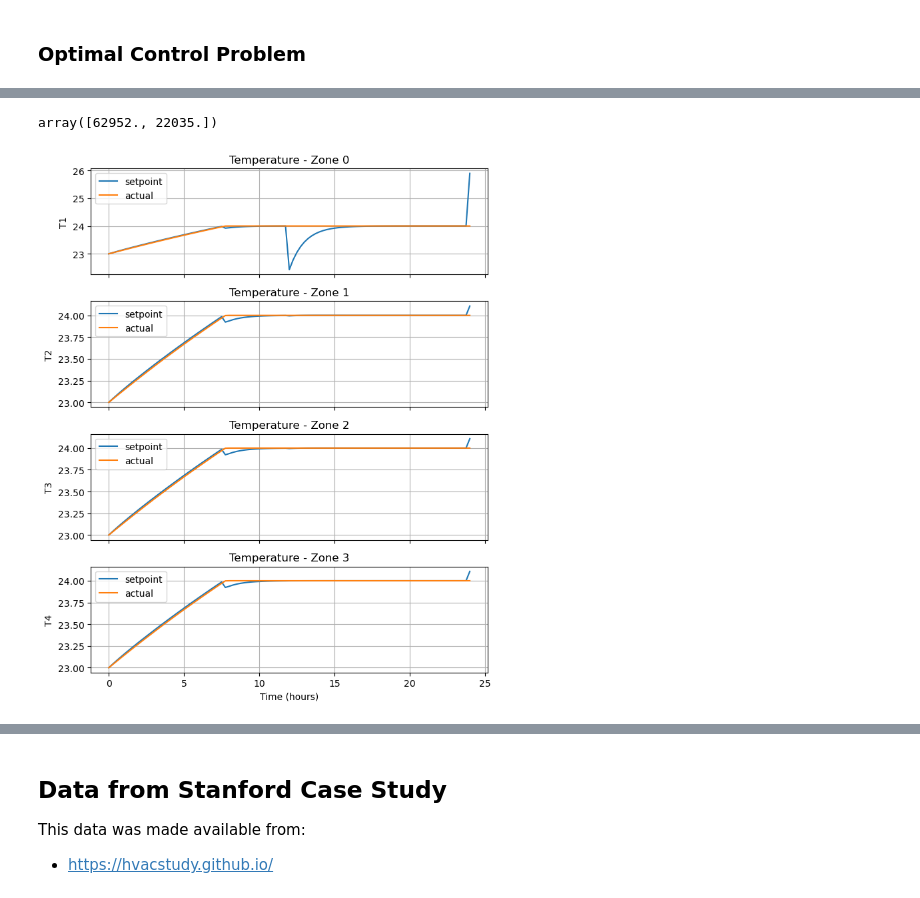
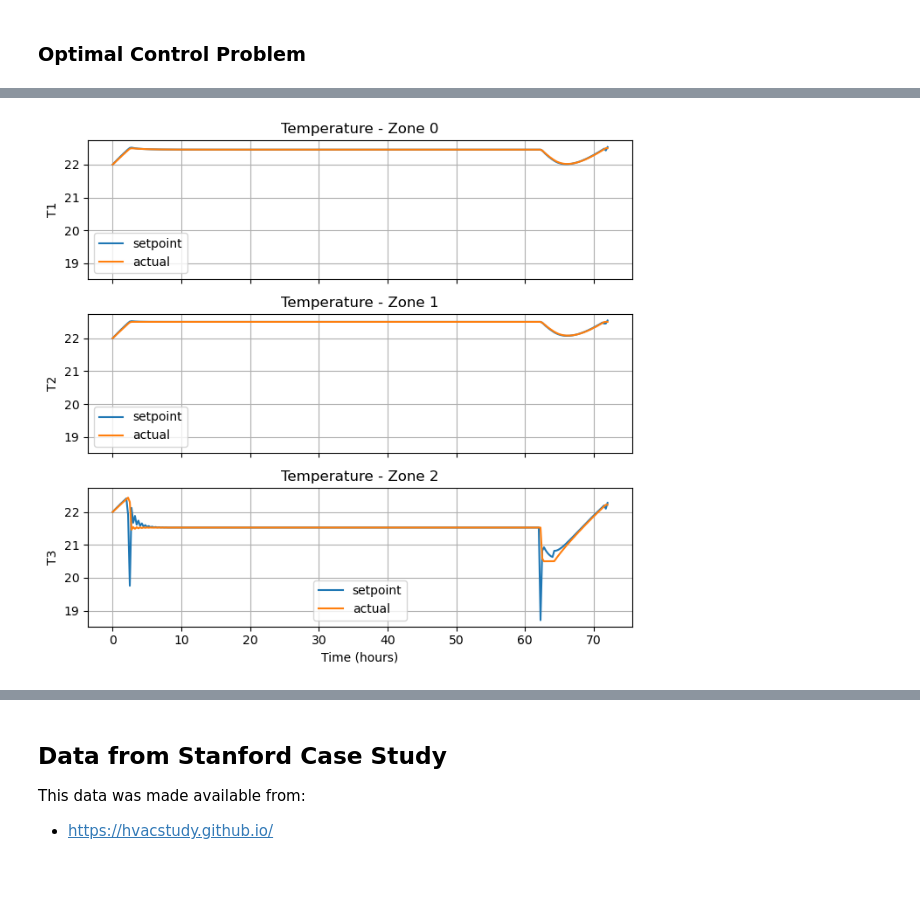
Before and after one commit to billtubbs/building-hvac-models, a Jupyter notebook: Building-models.ipynb, the cells around one changed output, grey strips where cells are left out. Drawn from its saved outputs; the diff is of its cells as text; code cells hidden in the pictures.

```diff
--- a/Building-models.ipynb
+++ b/Building-models.ipynb
@@ -174,9 +174,9 @@ F:(x_k,inputs_k[3])->(x_kp1) MXFunction
 nT = 200
 t = dt * np.arange(nT + 1)
 inputs = np.zeros((nT + 1, n_u + n_p))
-inputs[t >= 15, 0] = 100.0   # Q_c
+inputs[t >= 15, 0] = 30.0   # Q_c
 inputs[:, 1] = 28.0  # T_a
-inputs[t >= 30, 2] = 500.0   # Q_other
+inputs[t >= 30, 2] = 15.0   # Q_other
 
 # Initial condition
 x0 = 22.0  # zone temperature
@@ -383,12 +386,11 @@ F:(x_k[2],inputs_k[3])->(x_kp1[2]) MXFunction
 # Simulation inputs
 nT = 200
 t = dt * np.arange(nT + 1)
-X = np.full((nT + 1, n_x), np.nan)
 inputs = np.zeros((nT + 1, n_u + n_p))
 inputs[:, 0] = 22.0   # T_sp
-inputs[t >= 15, 0] = 18.0   # T_sp
+inputs[t >= 15, 0] = 21.0   # T_sp
 inputs[:, 1] = 28.0  # T_a
-inputs[t >= 30, 2] = 500.0   # Q_other
+inputs[t >= 30, 2] = 15.0   # Q_other
 
 # Initial condition
 x0 = cas.vertcat(
@@ -615,6 +601,6 @@ F:(x_k[8],inputs_k[9])->(x_kp1[8]) MXFunction
 # %%
 # Output equation
-Q_c = multi_zone_temp_outputs(x, inputs, params)
+Q_c = multi_zone_temp_outputs(x, inputs, three_zone_model_params)
 H = cas.Function('H', [x, inputs], [Q_c], ['x', 'inputs'], ['y'])
 print(H)
 # %% [output]
@@ -786,12 +745,16 @@ H:(x[8],inputs[9])->(y[4]) MXFunction
 # %% [markdown]
 ### Optimal Control Problem
 # %%
+# Simulation inputs
+t_stop = 72  # simulation duration, hours
+dt = 0.25  #
+N = np.floor(t_stop / dt).astype(int)
+
 # MPC parameters
-T = 24.0  # control horizon (hours)
-N = int(T / dt)  # number of control intervals
-
-# Time axis
-t = dt * np.arange(N + 1)
+T = 72.0  # control horizon (hours)
+dt = 0.25  # control interval (hours)
+N = np.floor(t_stop / dt).astype(int)
+t = dt * np.arange(N + 1)  # Time axis
 
 # Set up optimal control problem
 opti = cas.Opti()
@@ -811,30 +774,28 @@ Y = H(X, inputs.T)
 
 # Initial condition
 x0 = cas.vertcat(
-    23.0,  # T1
-    23.0,  # T2
-    23.0,  # T3
-    23.0,  # T4
+    22.0,  # T1
+    22.0,  # T2
+    22.0,  # T3
     0.0,   # I_eps1
     0.0,   # I_eps2
     0.0,   # I_eps3
-    0.0,   # I_eps4
 )
 opti.subject_to(X[:, 0] == x0)
 
-# Terminal constraint
+# Terminal constraint - keep setpoint the same in last time interval
 opti.subject_to(X[:n_z, -1] == X[:n_z, -2])
 
 # Path constraints
-opti.subject_to(opti.bounded(20.0, X[:n_z, 1:], 24.0))
-opti.subject_to(opti.bounded(0.0, Y, 2000.0))
+opti.subject_to(opti.bounded(params['Tmin'], X[:n_z, 1:], params['Tmax']))  # TODO: Make into soft constraints
+opti.subject_to(opti.bounded(0.0, Y, params['Q_HVAC_max']))
 
 # Objective: minimize cooling demand + regularization of controls
-opti.minimize(cas.sum2(cas.sum1(Y)) + 0.1 * cas.sumsqr(U))
+opti.minimize(cas.sum2(cas.sum1(Y)))
 
 # Provide forecast of disturbance inputs
 P_values = np.zeros(P.shape)  # Q_other, heat loads on zones
-P_values[t >= 12, 0] = 1000.0   # Q_other1
+P_values[t >= 45, 0] = 0.0   # Q_other1
 P_values[:, n_z] = 28.0  # T_a, ambient temp
 opti.set_value(P, P_values)
 
@@ -871,20 +832,16 @@ U_sol.shape, P_values.shape, X_sol.shape, Y_sol.shape
-# %%
-np.round([np.sum(Y_sol), 0.1 * np.sum(U_sol ** 2)])
-# %% [output]
-array([62952., 22035.])
 # %%
 plot_data = {
     f"Temperature - Zone {z}": {
         "y": np.stack([U_sol[:, z], X_sol[:, z]]).T,
         "labels": ['setpoint', 'actual'],
         "y_label": f"T{z+1}"
     }
     for z in range(n_z)
 }
-make_tsplots(t, plot_data)
+make_tsplots(t, plot_data, sharey=True)
 plt.tight_layout()
 plt.show()
 # %% [output]
-[figure, old version]
+[figure, new version]
 # %%
 plot_data = {
```
Also changed, not shown: parts of 22 cells of this notebook, 2 other files.
